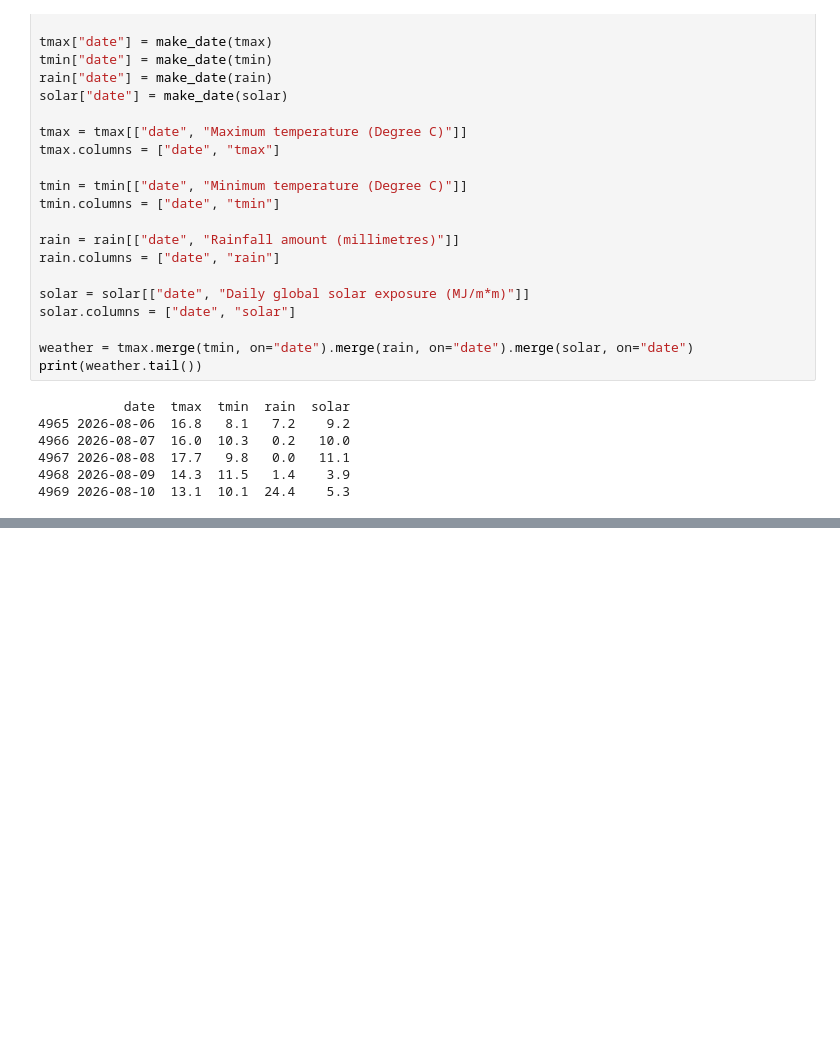
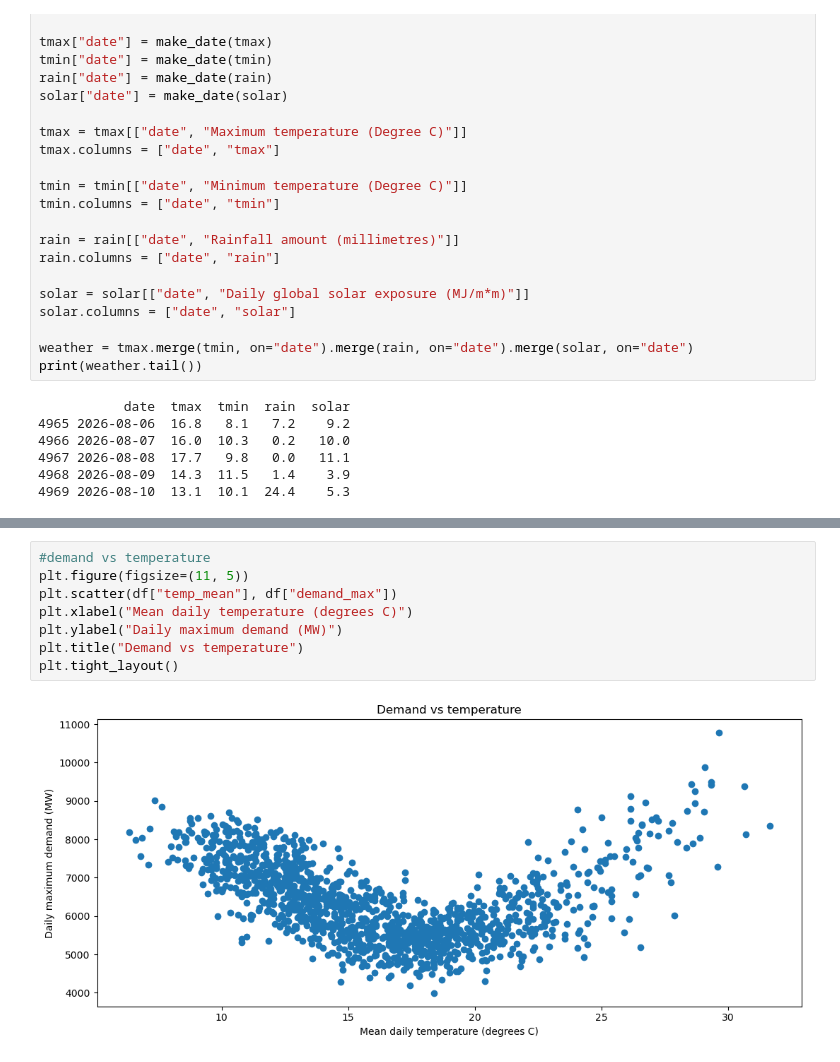
Before and after one commit to Nikhil-Jerome/Alinta-data-scientist, a Jupyter notebook: main.ipynb, the cells around one changed output, grey strips where cells are left out. Saved outputs shown, nothing was run; the diff lists cells and outputs as text; blank space fills up the shorter version.

```diff
--- a/main.ipynb
+++ b/main.ipynb
@@ -116,0 +208,10 @@ dtype: int64
+# %%
+#demand vs temperature
+plt.figure(figsize=(11, 5))
+plt.scatter(df["temp_mean"], df["demand_max"])
+plt.xlabel("Mean daily temperature (degrees C)")
+plt.ylabel("Daily maximum demand (MW)")
+plt.title("Demand vs temperature")
+plt.tight_layout()
+# %% [output]
+[figure, added]
```
Also changed, not shown: parts of 15 cells of this notebook.
